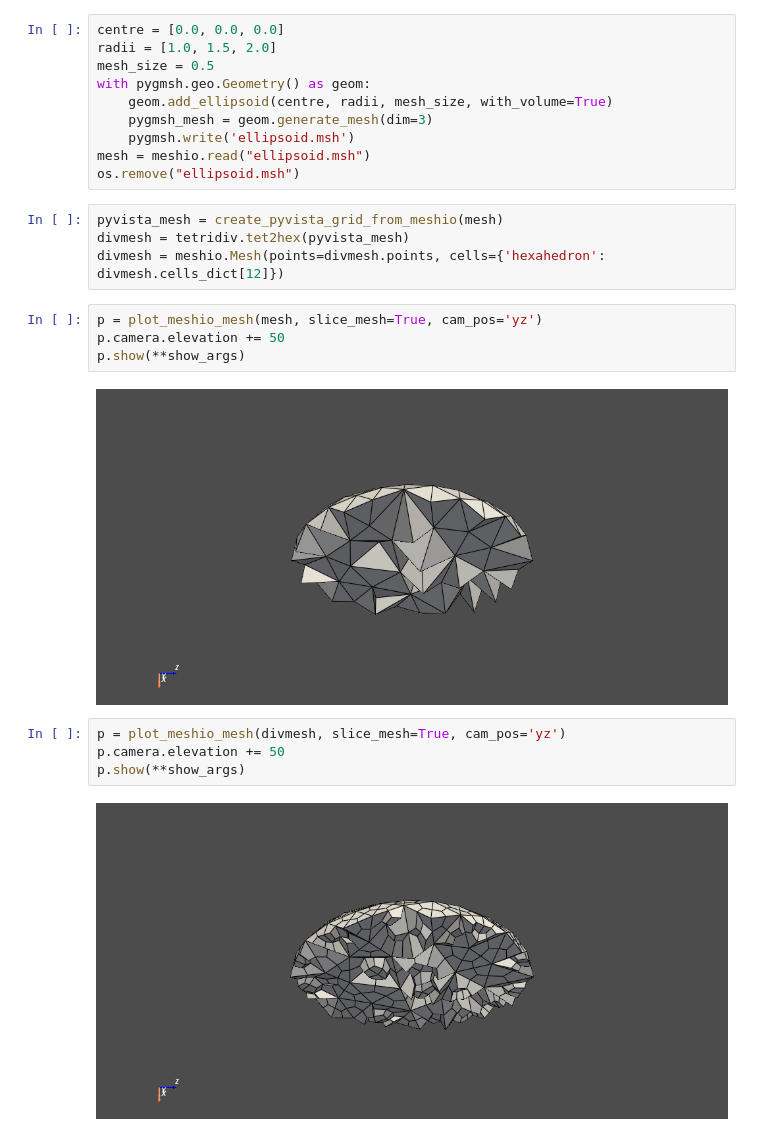
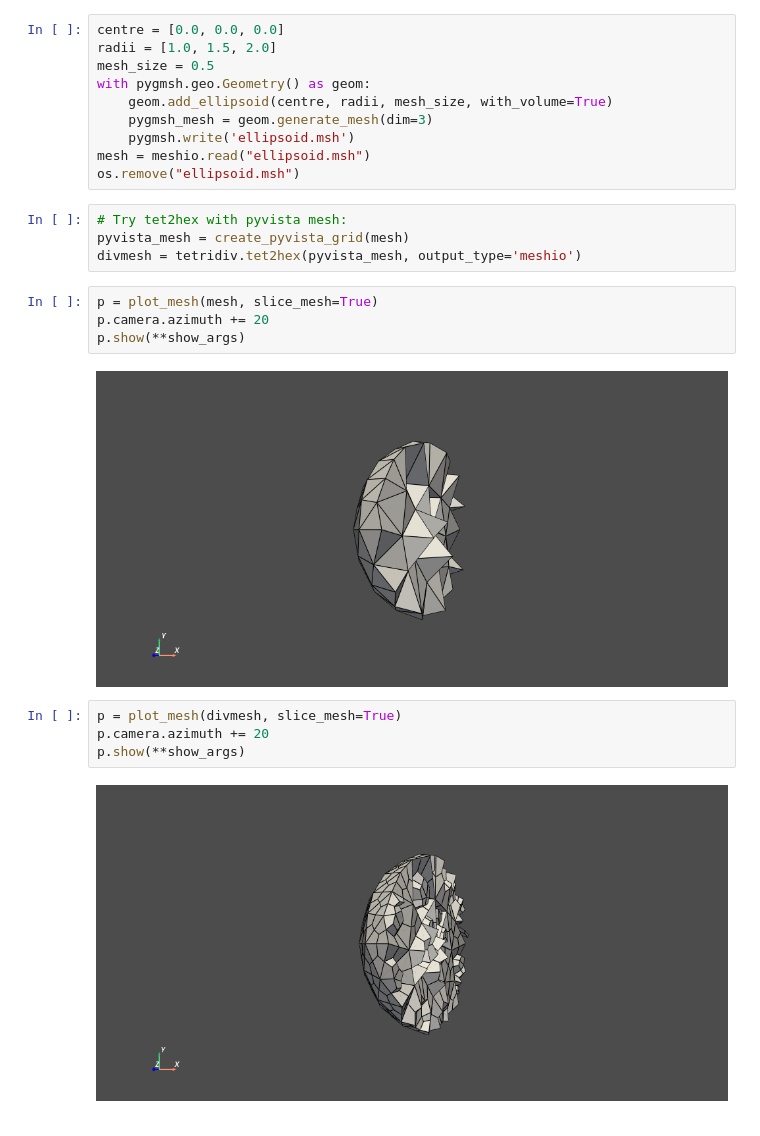
Before and after one commit to mabilton/tetridiv, a Jupyter notebook: examples/simple_shapes.ipynb, the cells around one changed output. Cells and saved outputs as stored; diff of their text form.

```diff
--- a/examples/simple_shapes.ipynb
+++ b/examples/simple_shapes.ipynb
@@ -77,18 +81,18 @@ with pygmsh.geo.Geometry() as geom:
 mesh = meshio.read("ellipsoid.msh")
 os.remove("ellipsoid.msh")
 # %%
-pyvista_mesh = create_pyvista_grid_from_meshio(mesh)
-divmesh = tetridiv.tet2hex(pyvista_mesh)
-divmesh = meshio.Mesh(points=divmesh.points, cells={'hexahedron': divmesh.cells_dict[12]})
+# Try tet2hex with pyvista mesh:
+pyvista_mesh = create_pyvista_grid(mesh)
+divmesh = tetridiv.tet2hex(pyvista_mesh, output_type='meshio')
 # %%
-p = plot_meshio_mesh(mesh, slice_mesh=True, cam_pos='yz')
-p.camera.elevation += 50
+p = plot_mesh(mesh, slice_mesh=True)
+p.camera.azimuth += 20
 p.show(**show_args)
 # %% [output]
-[figure, old version]
+[figure, new version]
 # %%
-p = plot_meshio_mesh(divmesh, slice_mesh=True, cam_pos='yz')
-p.camera.elevation += 50
+p = plot_mesh(divmesh, slice_mesh=True)
+p.camera.azimuth += 20
 p.show(**show_args)
 # %% [output]
-[figure, old version]
+[figure, new version]
```
Also changed, not shown: parts of 8 cells of this notebook, 5 other files.
